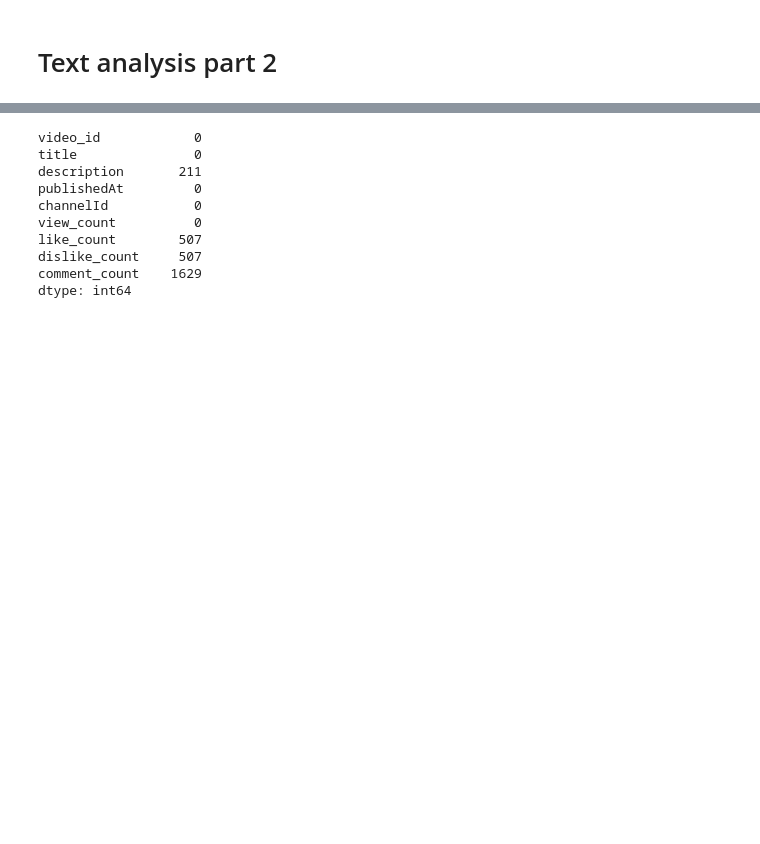
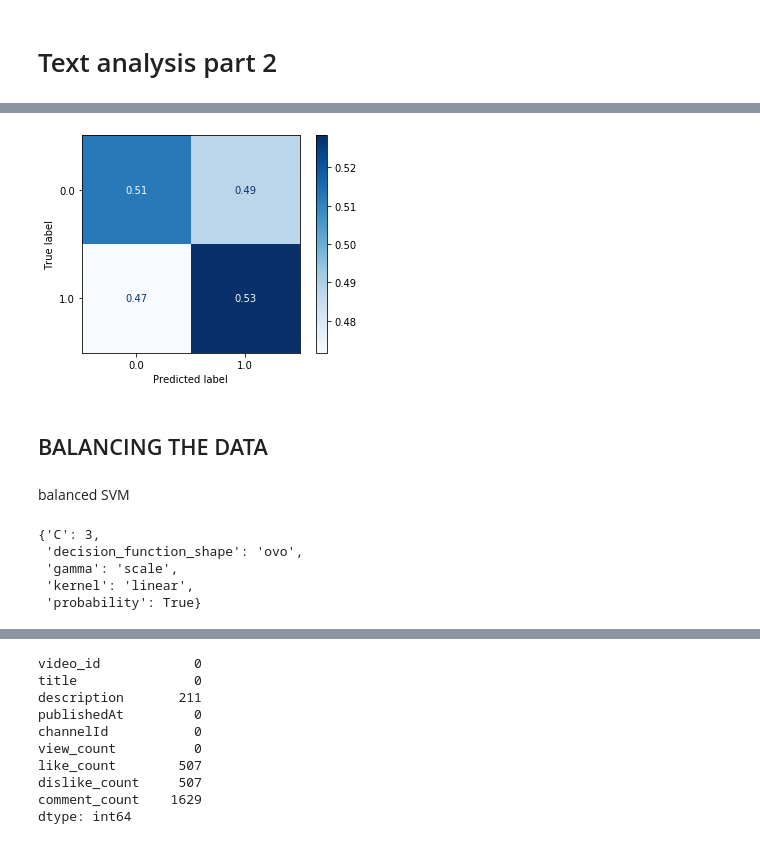
Before and after one commit to giulianosoced/YouTube-virus-NLP, a Jupyter notebook: Tesi_analisi.ipynb, the cells around one changed output, grey strips where cells are left out. Saved outputs shown, nothing was run; the diff lists cells and outputs as text; code cells hidden in the pictures; blank space fills up the shorter version.

```diff
--- a/Tesi_analisi.ipynb
+++ b/Tesi_analisi.ipynb
@@ -375,0 +633,7 @@ I thought Bill Gates was only good in computer but he sounds like he know a lot
+# %%
+plot_confusion_matrix(nb, X_test, y_test, normalize='true', cmap=plt.cm.Blues)
+plt.show()
+# %% [output]
+[figure, added]
+# %% [markdown]
+## BALANCING THE DATA
@@ -375,0 +647,19 @@ I thought Bill Gates was only good in computer but he sounds like he know a lot
+# %% [markdown]
+balanced SVM
+# %%
+#search for the best parametrization with greed search
+parameters={'C':[1,3,10],
+           'kernel':('linear', 'poly', 'rbf', 'sigmoid'),
+           'gamma':('scale','auto'),
+           'probability':[True, False],
+           'decision_function_shape':('ovo','ovr')}
+svc = SVC()
+clf = GridSearchCV(svc, parameters)
+clf.fit(XtrainBal, ytrainBal)
+clf.best_params_
+# %% [output]
+{'C': 3,
+ 'decision_function_shape': 'ovo',
+ 'gamma': 'scale',
+ 'kernel': 'linear',
+ 'probability': True}
```
Also changed, not shown: parts of 53 cells of this notebook.
